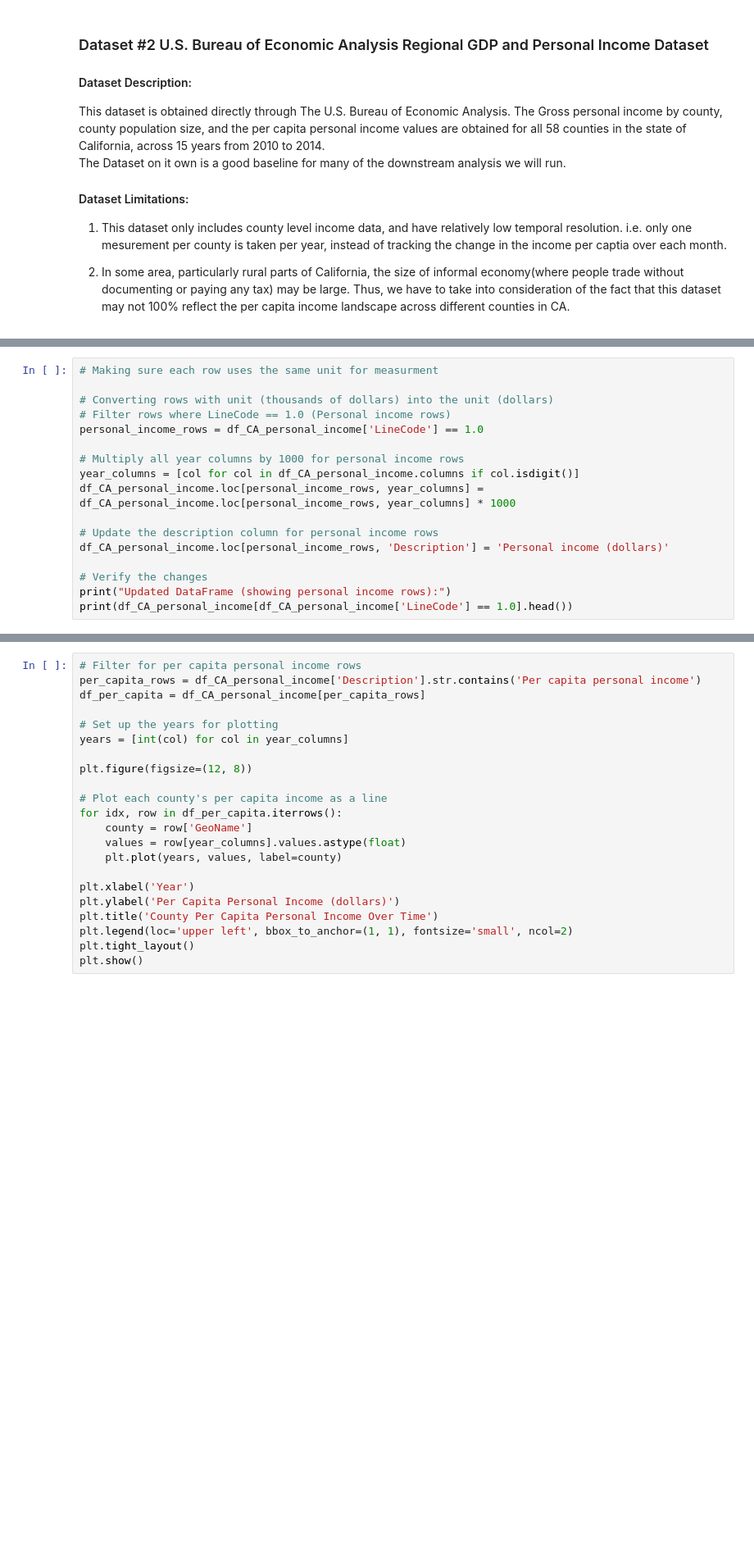
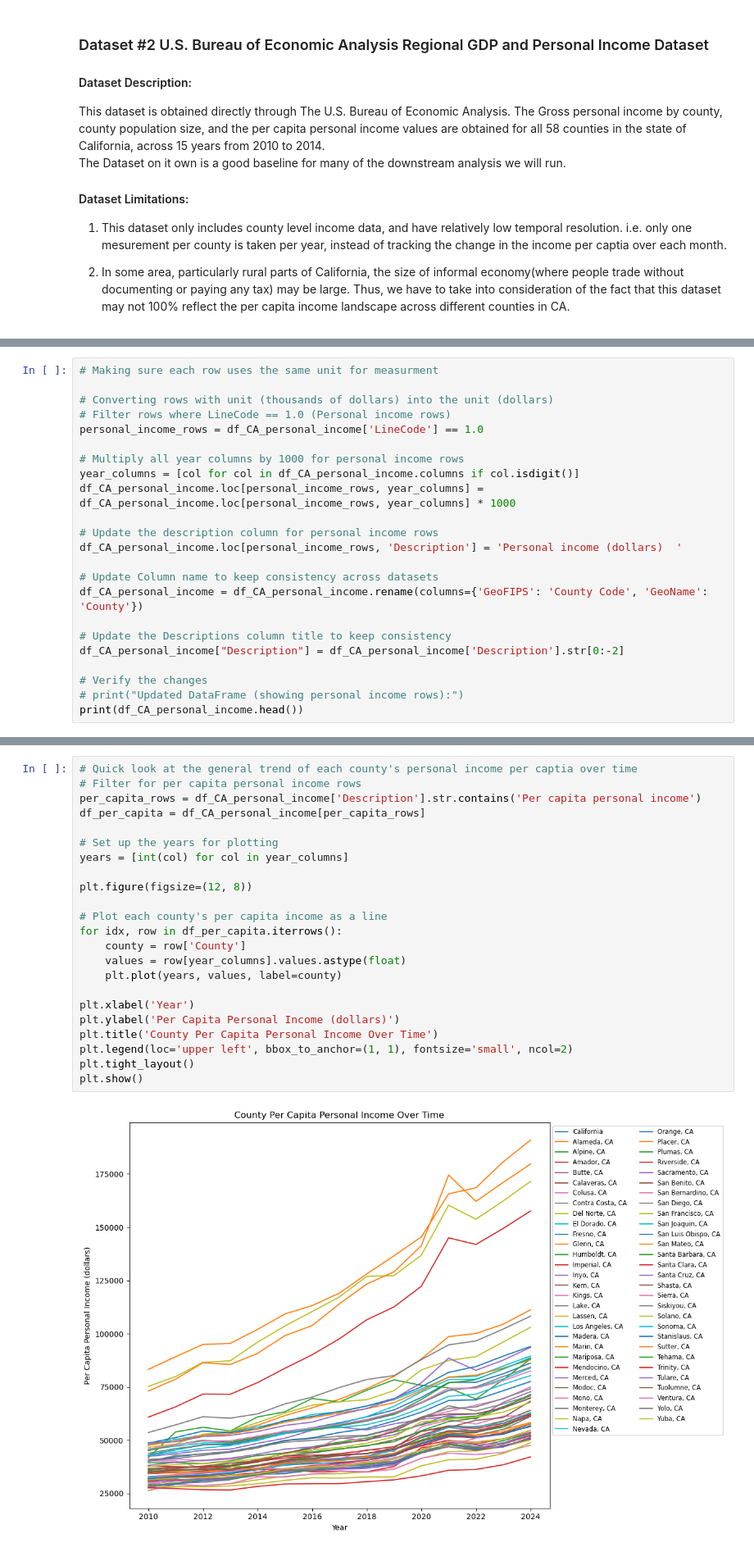
Before and after one commit to COGS108/Group078_WI26, a Jupyter notebook: 01-DataCheckpoint.ipynb, the cells around one changed output, grey strips where cells are left out. Shown at 82% size. Saved outputs shown, nothing was run; the diff lists cells and outputs as text; blank space fills up the shorter version.

```diff
--- a/01-DataCheckpoint.ipynb
+++ b/01-DataCheckpoint.ipynb
@@ -154,8 +363,14 @@ year_columns = [col for col in df_CA_personal_income.columns if col.isdigit()]
 df_CA_personal_income.loc[personal_income_rows, year_columns] = df_CA_personal_income.loc[personal_income_rows, year_columns] * 1000
 
 # Update the description column for personal income rows
-df_CA_personal_income.loc[personal_income_rows, 'Description'] = 'Personal income (dollars)'
+df_CA_personal_income.loc[personal_income_rows, 'Description'] = 'Personal income (dollars)  '
+
+# Update Column name to keep consistency across datasets
+df_CA_personal_income = df_CA_personal_income.rename(columns={'GeoFIPS': 'County Code', 'GeoName': 'County'})
+
+# Update the Descriptions column title to keep consistency
+df_CA_personal_income["Description"] = df_CA_personal_income['Description'].str[0:-2]
 
 # Verify the changes
-print("Updated DataFrame (showing personal income rows):")
-print(df_CA_personal_income[df_CA_personal_income['LineCode'] == 1.0].head())
+# print("Updated DataFrame (showing personal income rows):")
+print(df_CA_personal_income.head())
@@ -204,22 +485,25 @@ print(df_county_per_cap_income.describe())
 # %%
+# Quick look at the general trend of each county's personal income per captia over time
 # Filter for per capita personal income rows
 per_capita_rows = df_CA_personal_income['Description'].str.contains('Per capita personal income')
 df_per_capita = df_CA_personal_income[per_capita_rows]
 
 # Set up the years for plotting
 years = [int(col) for col in year_columns]
 
 plt.figure(figsize=(12, 8))
 
 # Plot each county's per capita income as a line
 for idx, row in df_per_capita.iterrows():
-    county = row['GeoName']
+    county = row['County']
     values = row[year_columns].values.astype(float)
     plt.plot(years, values, label=county)
 
 plt.xlabel('Year')
 plt.ylabel('Per Capita Personal Income (dollars)')
 plt.title('County Per Capita Personal Income Over Time')
 plt.legend(loc='upper left', bbox_to_anchor=(1, 1), fontsize='small', ncol=2)
 plt.tight_layout()
 plt.show()
+# %% [output]
+[figure, added]
```
Also changed, not shown: parts of 50 cells of this notebook.
